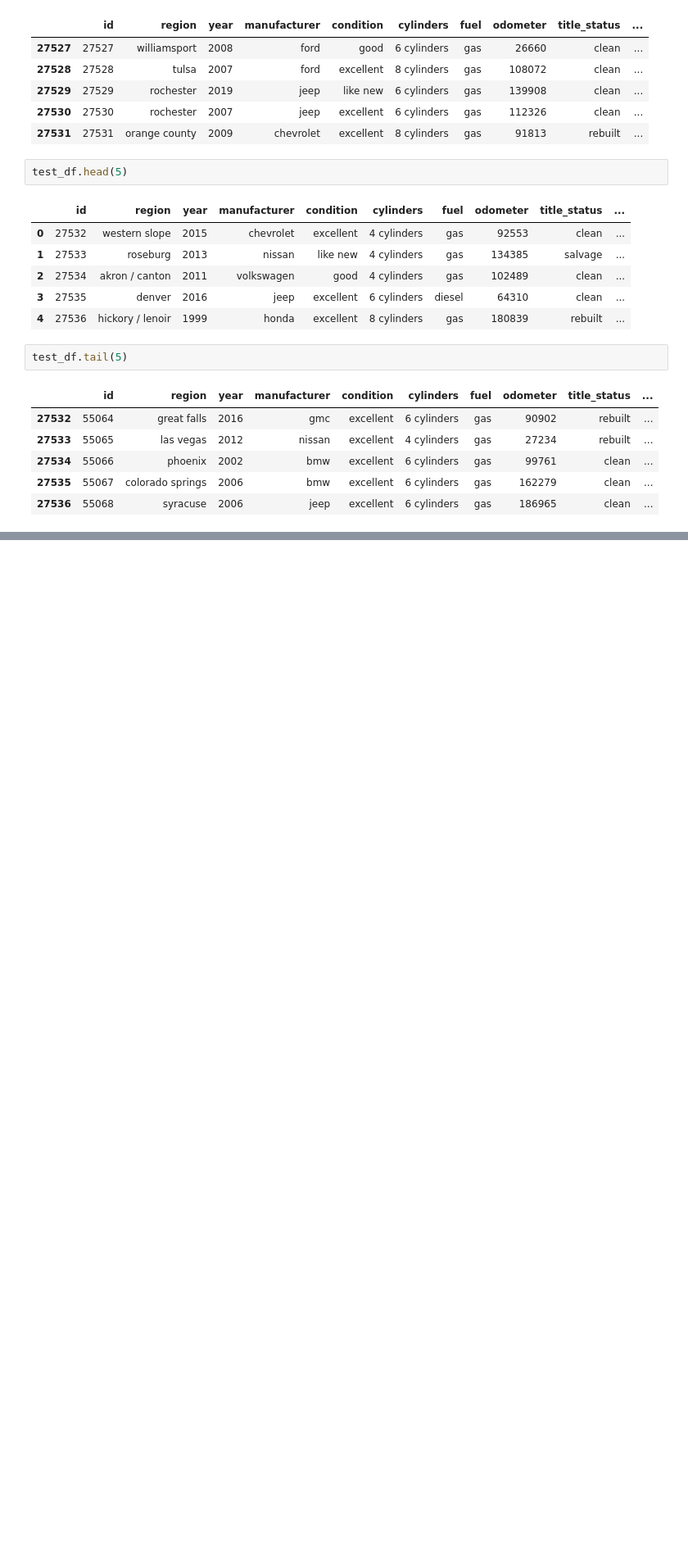
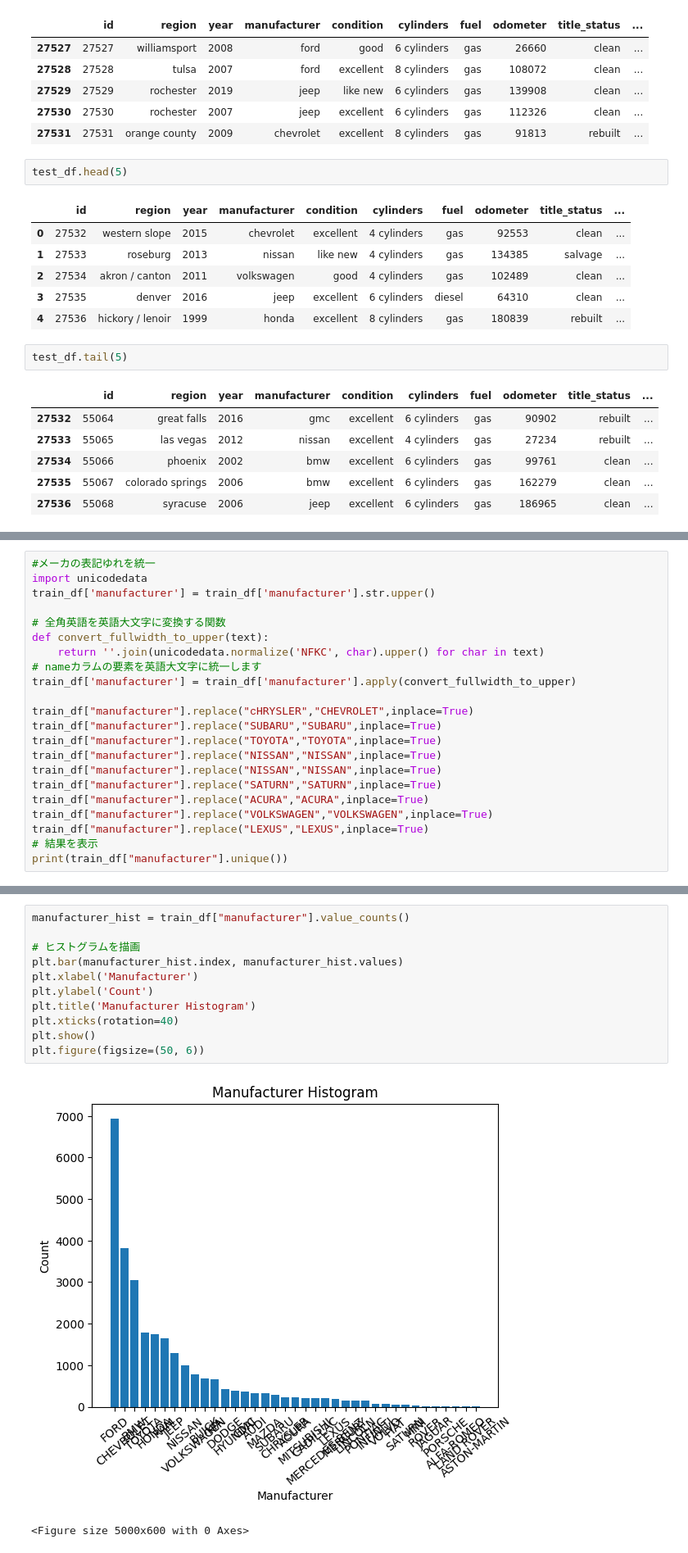
Before and after one commit to Nakakura-Sho/signate_student_cup, a Jupyter notebook: eda.ipynb, the cells around one changed output, grey strips where cells are left out. Shown at 82% size. Cells and saved outputs as stored; diff of their text form; blank space fills up the shorter version.

```diff
--- a/eda.ipynb
+++ b/eda.ipynb
@@ -56,0 +78,22 @@ test_df.tail(5)
+# %%
+#メーカの表記ゆれを統一
+import unicodedata
+train_df['manufacturer'] = train_df['manufacturer'].str.upper()
+
+# 全角英語を英語大文字に変換する関数
+def convert_fullwidth_to_upper(text):
+    return ''.join(unicodedata.normalize('NFKC', char).upper() for char in text)
+# nameカラムの要素を英語大文字に統一します
+train_df['manufacturer'] = train_df['manufacturer'].apply(convert_fullwidth_to_upper)
+
+train_df["manufacturer"].replace("ᴄHRYSLER","CHEVROLET",inplace=True)
+train_df["manufacturer"].replace("SUBΑRU","SUBARU",inplace=True)
+train_df["manufacturer"].replace("TOYOTА","TOYOTA",inplace=True)
+train_df["manufacturer"].replace("NIЅSAN","NISSAN",inplace=True)
+train_df["manufacturer"].replace("NISЅAN","NISSAN",inplace=True)
+train_df["manufacturer"].replace("SΑTURN","SATURN",inplace=True)
+train_df["manufacturer"].replace("АCURA","ACURA",inplace=True)
+train_df["manufacturer"].replace("VОLKSWAGEN","VOLKSWAGEN",inplace=True)
+train_df["manufacturer"].replace("LEXUЅ","LEXUS",inplace=True)
+# 結果を表示
+print(train_df["manufacturer"].unique())
@@ -56,0 +106,14 @@ test_df.tail(5)
+# %%
+manufacturer_hist = train_df["manufacturer"].value_counts()
+
+# ヒストグラムを描画
+plt.bar(manufacturer_hist.index, manufacturer_hist.values)
+plt.xlabel('Manufacturer')
+plt.ylabel('Count')
+plt.title('Manufacturer Histogram')
+plt.xticks(rotation=40)
+plt.show()
+plt.figure(figsize=(50, 6))
+# %% [output]
+[figure, added]
+<Figure size 5000x600 with 0 Axes>
```
Also changed, not shown: parts of 6 cells of this notebook.
